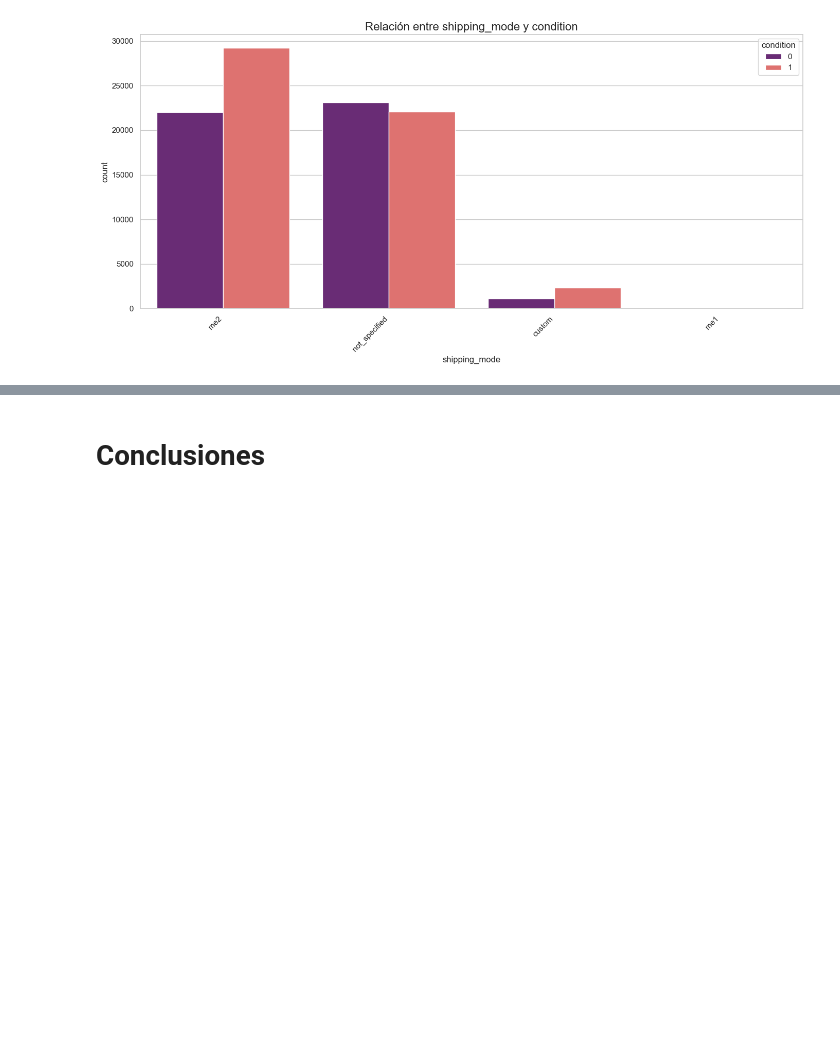
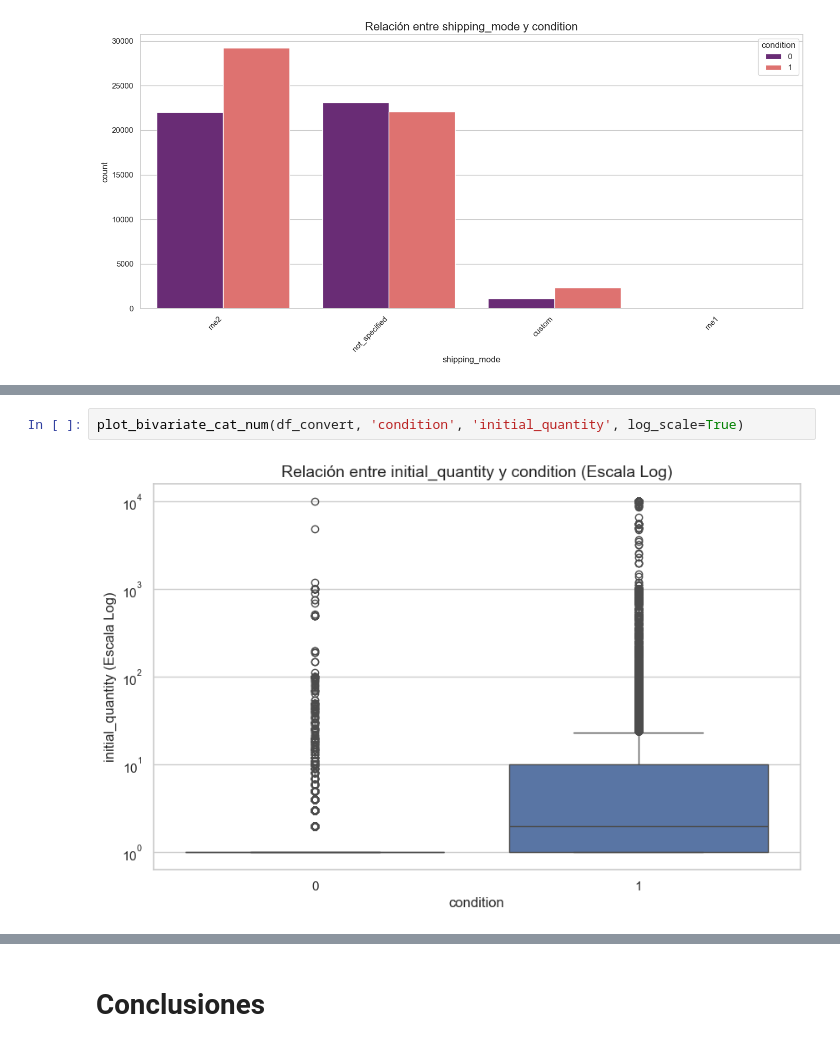
Before and after one commit to dbayterv/challenge-ds-meli, a Jupyter notebook: notebooks/01_EDA.ipynb, the cells around one changed output, grey strips where cells are left out. Drawn from its saved outputs; the diff is of its cells as text; blank space fills up the shorter version.

```diff
--- a/notebooks/01_EDA.ipynb
+++ b/notebooks/01_EDA.ipynb
@@ -565,0 +602,4 @@ plot_bivariate_cat_cat(df_convert, 'shipping_mode', 'condition')
+# %%
+plot_bivariate_cat_num(df_convert, 'condition', 'initial_quantity', log_scale=True)
+# %% [output]
+[figure, added]
```
Also changed, not shown: parts of 15 cells of this notebook.
